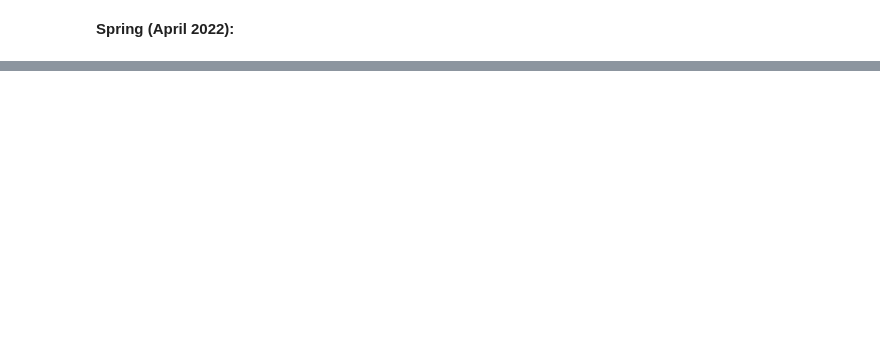
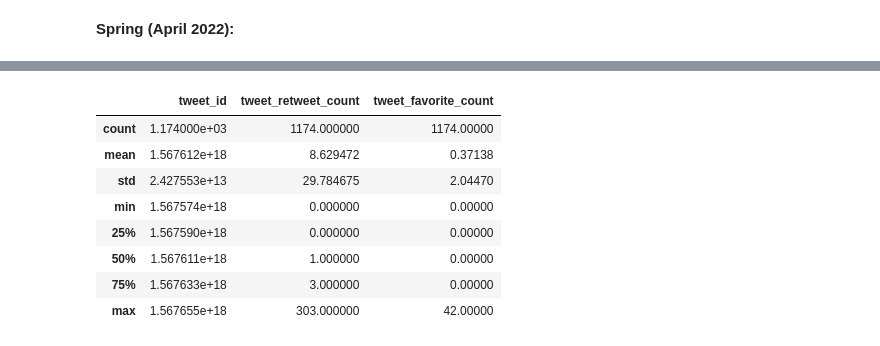
Before and after one commit to srinimogs/LSE_Course2_NHS_assignment, a Jupyter notebook: Course_2_assignment_project_NHS (1) (1).ipynb, the cells around one changed output, grey strips where cells are left out. Cells and saved outputs as stored; diff of their text form; code cells hidden in the pictures; blank space fills up the shorter version.

```diff
--- a/Course_2_assignment_project_NHS (1) (1).ipynb
+++ b/Course_2_assignment_project_NHS (1) (1).ipynb
@@ -558,0 +602,12 @@ https://www.theguardian.com/healthcare-network/2011/feb/16/nhs-twitter-use-tweet
+# %%
+tweets.describe()
+# %% [output]
+|  | tweet_id | tweet_retweet_count | tweet_favorite_count |
+| count | 1.174000e+03 | 1174.000000 | 1174.00000 |
+| mean | 1.567612e+18 | 8.629472 | 0.37138 |
+| std | 2.427553e+13 | 29.784675 | 2.04470 |
+| min | 1.567574e+18 | 0.000000 | 0.00000 |
+| 25% | 1.567590e+18 | 0.000000 | 0.00000 |
+| 50% | 1.567611e+18 | 1.000000 | 0.00000 |
+| 75% | 1.567633e+18 | 3.000000 | 0.00000 |
+| max | 1.567655e+18 | 303.000000 | 42.00000 |
```
Also changed, not shown: parts of 38 cells of this notebook.
